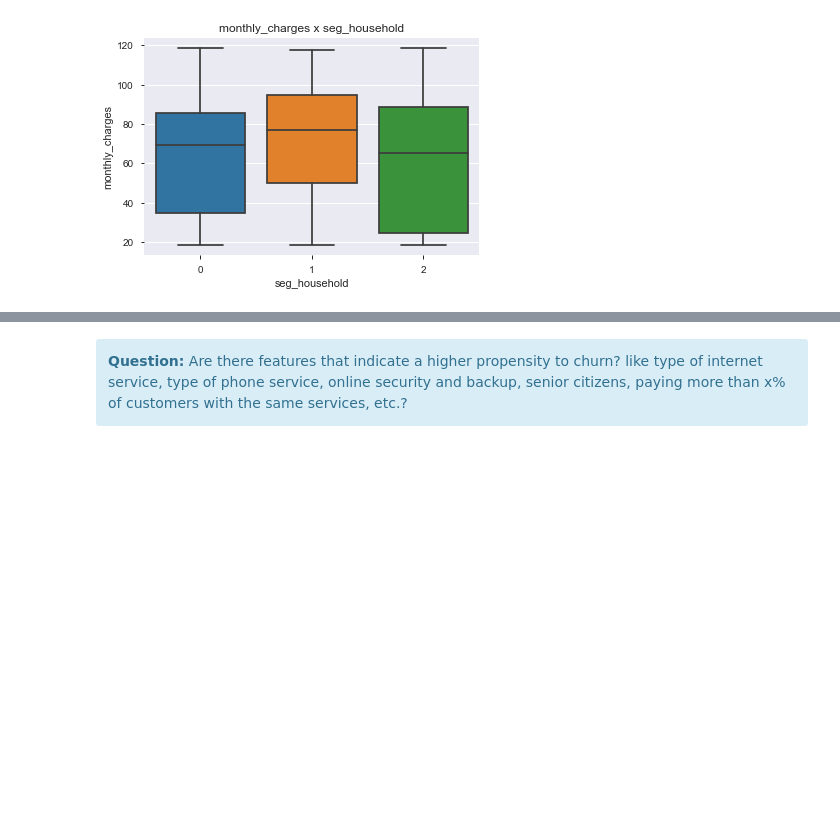
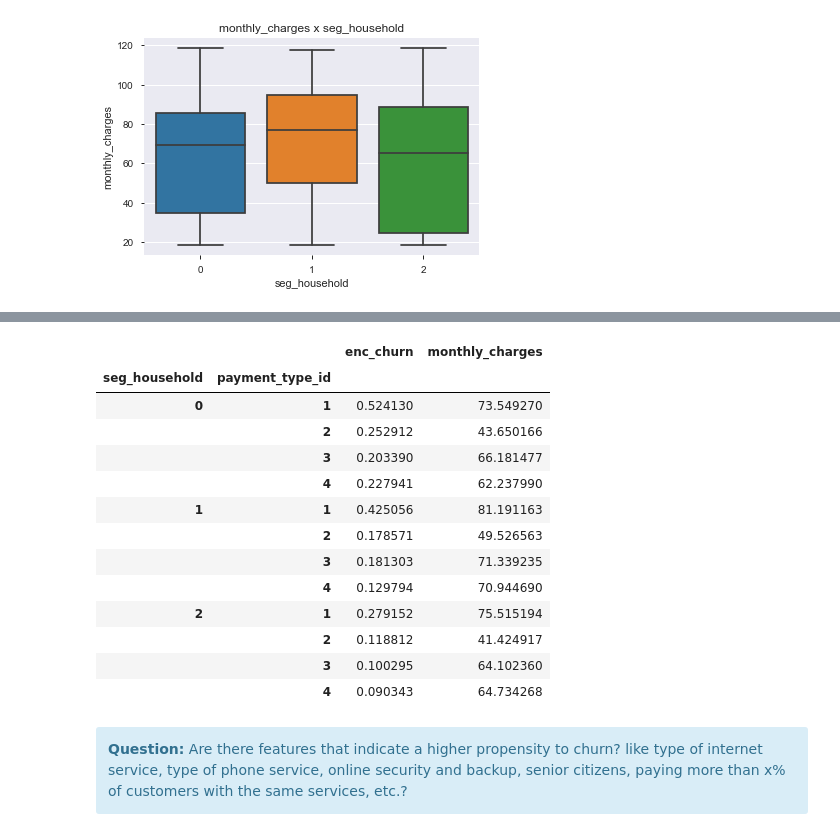
Before and after one commit to crisgiovanoni/telcochurn_project, a Jupyter notebook: Why Are Our Customers Churning.ipynb, the cells around one changed output, grey strips where cells are left out. Drawn from its saved outputs; the diff is of its cells as text; code cells hidden in the pictures; blank space fills up the shorter version.

```diff
--- a/Why Are Our Customers Churning.ipynb
+++ b/Why Are Our Customers Churning.ipynb
@@ -464,3 +462,20 @@ explore.plot_box(features,target,train)
+# %%
+train_red.groupby(["seg_household","payment_type_id"])[["enc_churn","monthly_charges"]].mean()
+# %% [output]
+|  |  | enc_churn | monthly_charges |
+| seg_household | payment_type_id |  |  |
+| 0 | 1 | 0.524130 | 73.549270 |
+|  | 2 | 0.252912 | 43.650166 |
+|  | 3 | 0.203390 | 66.181477 |
+|  | 4 | 0.227941 | 62.237990 |
+| 1 | 1 | 0.425056 | 81.191163 |
+|  | 2 | 0.178571 | 49.526563 |
+|  | 3 | 0.181303 | 71.339235 |
+|  | 4 | 0.129794 | 70.944690 |
+| 2 | 1 | 0.279152 | 75.515194 |
+|  | 2 | 0.118812 | 41.424917 |
+|  | 3 | 0.100295 | 64.102360 |
+|  | 4 | 0.090343 | 64.734268 |
 # %% [markdown]
 <div class="alert alert-block alert-info">
 <b>Question:</b> Are there features that indicate a higher propensity to churn? like type of internet service, type of phone service, online security and backup, senior citizens, paying more than x% of customers with the same services, etc.?
```
Also changed, not shown: parts of 66 cells of this notebook, 5 other files.
